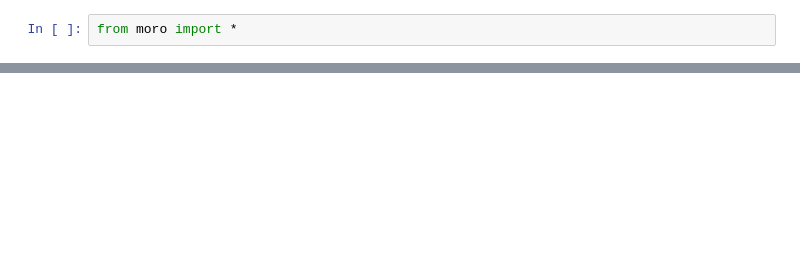
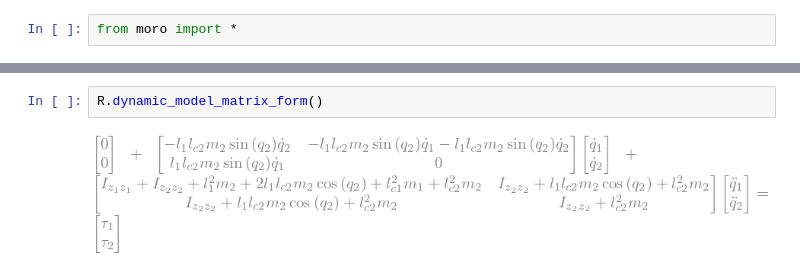
Before and after one commit to JorgeDeLosSantos/moro, a Jupyter notebook: examples/Probando.ipynb, the cells around one changed output, grey strips where cells are left out. Drawn from its saved outputs; the diff is of its cells as text; blank space fills up the shorter version.

```diff
--- a/examples/Probando.ipynb
+++ b/examples/Probando.ipynb
@@ -15,0 +55,4 @@ RRR.T_ij(3,1)
+# %%
+R.dynamic_model_matrix_form()
+# %% [output]
+[figure, added]
```
Also changed, not shown: parts of 7 cells of this notebook, 1 other file.
